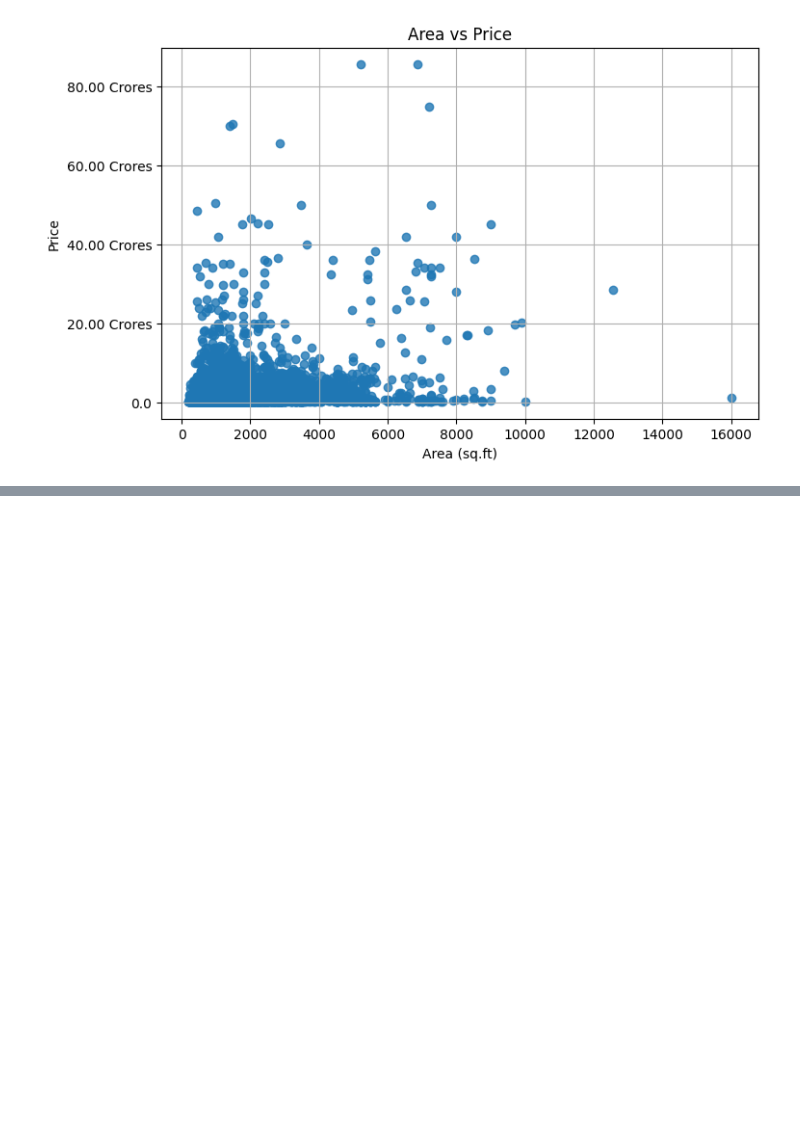
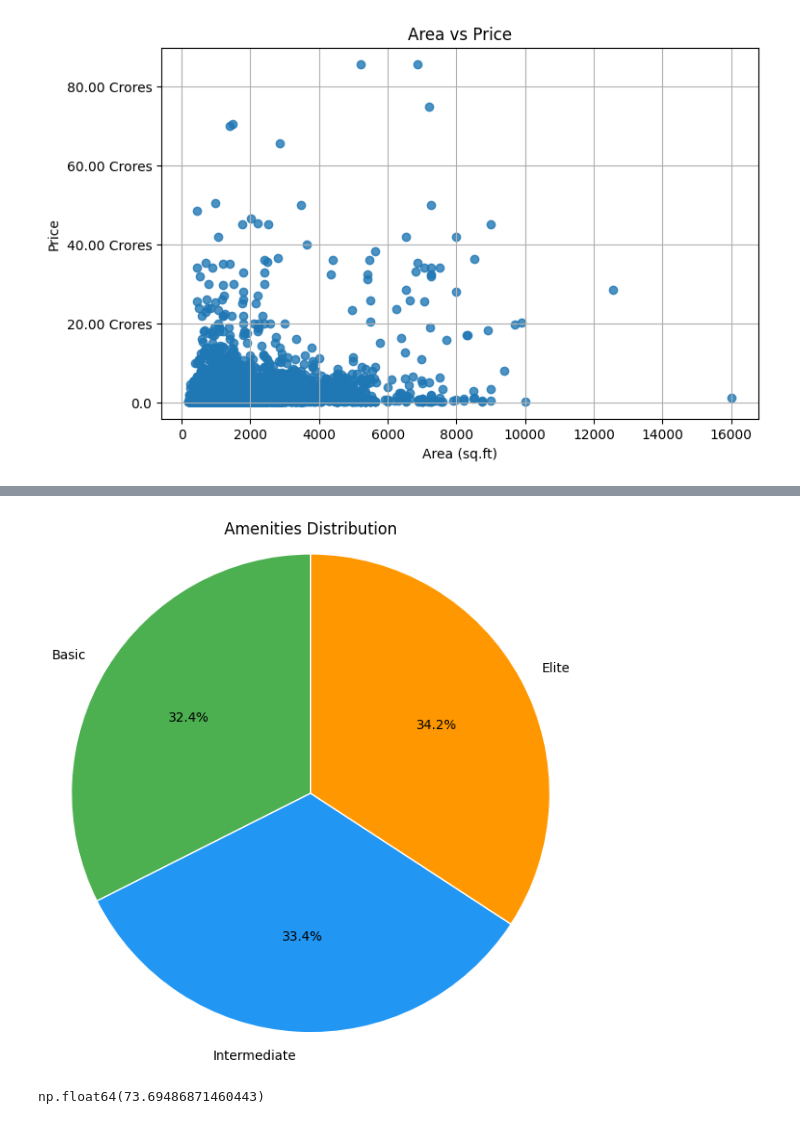
Before and after one commit to AdityaKumbhar21/House_Price_Prediction, a Jupyter notebook: notebooks/01_EDA.ipynb, the cells around one changed output, grey strips where cells are left out. Saved outputs shown, nothing was run; the diff lists cells and outputs as text; code cells hidden in the pictures; blank space fills up the shorter version.

```diff
--- a/notebooks/01_EDA.ipynb
+++ b/notebooks/01_EDA.ipynb
@@ -236,0 +264,27 @@ plt.show()
+# %%
+basic_amenities_count = final_df['basic_amenities'].sum()
+intermediate_amenities_count = final_df['intermediate_amenties'].sum()
+elite_amenities_count = final_df['elite_amenities'].sum()
+
+labels = ['Basic', 'Intermediate', 'Elite']
+sizes = [basic_amenities_count, intermediate_amenities_count, elite_amenities_count]
+
+plt.figure(figsize=(6, 6))
+plt.pie(
+    sizes,
+    labels=labels,
+    autopct='%1.1f%%',  # show percentage
+    startangle=90,
+    colors=['#4CAF50', '#2196F3', '#FF9800'],
+    wedgeprops={'edgecolor': 'white'}
+)
+plt.title('Amenities Distribution')
+plt.axis('equal')  # Equal aspect ratio ensures it's a circle
+plt.tight_layout()
+plt.show()
+# %% [output]
+[figure, added]
+# %%
+basic_amenities_count/len(final_df['basic_amenities'])*100
+# %% [output]
+np.float64(73.69486871460443)
```
Also changed, not shown: parts of 7 cells of this notebook.
